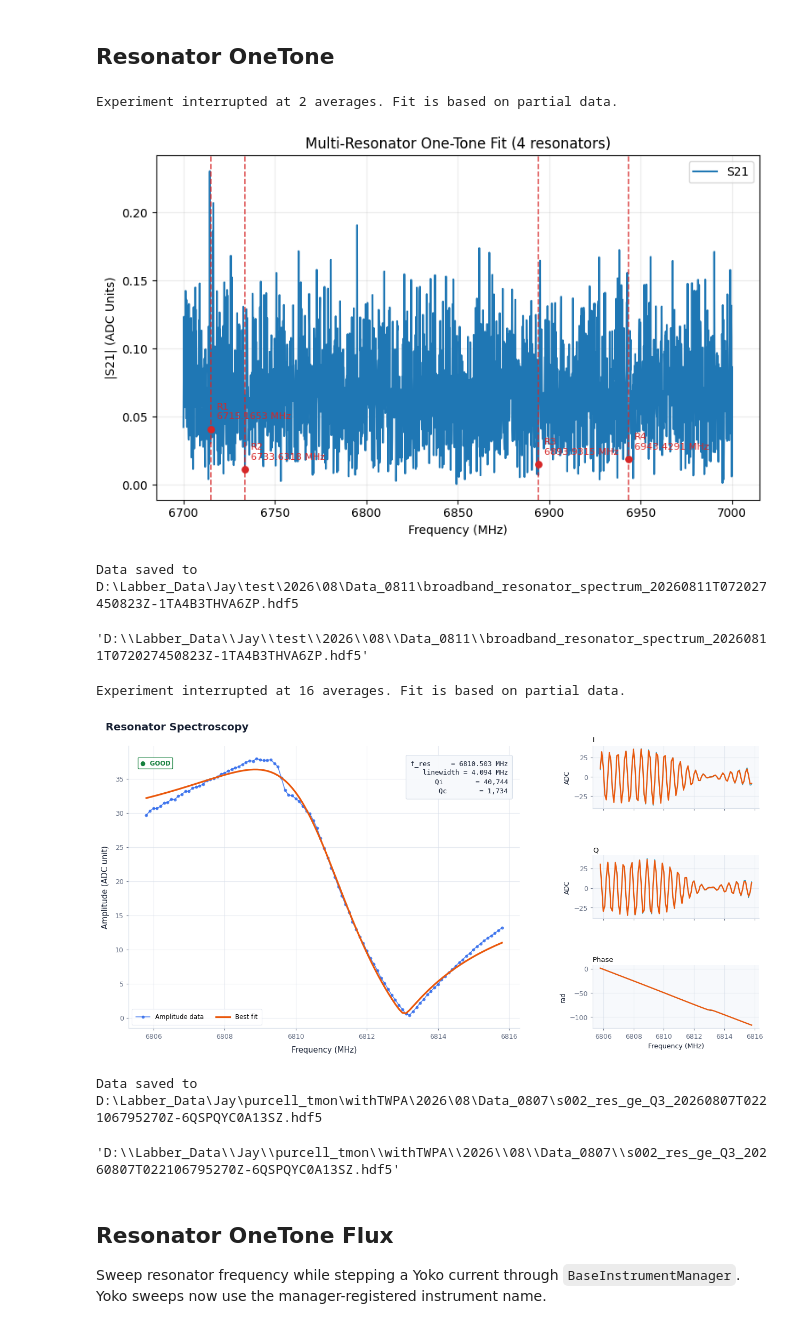
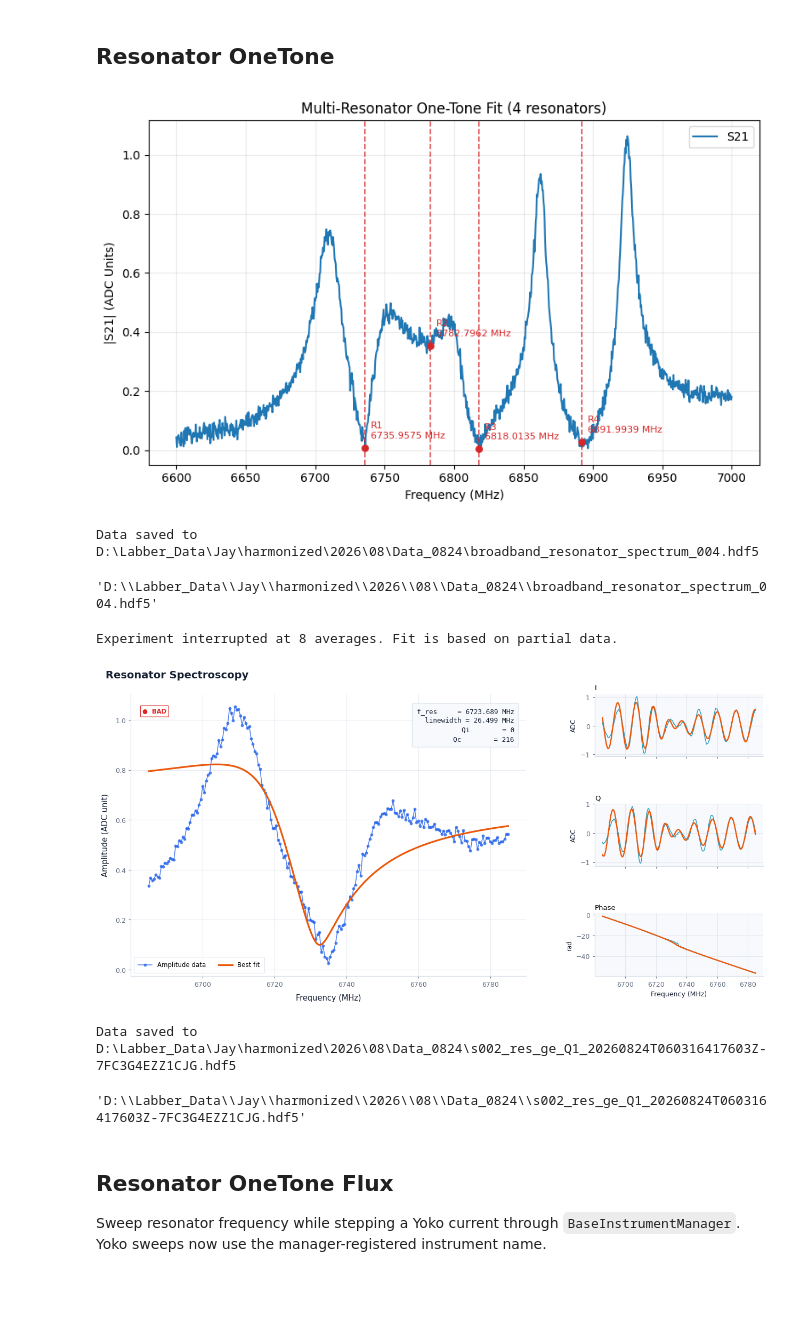
Before and after one commit to JayChien04717/QickworksaceV2_proj, a Jupyter notebook: QickworkspaceV2.ipynb, the cells around one changed output. Cells and saved outputs as stored; diff of their text form; code cells hidden in the pictures; blank space fills up the shorter version.

Commit message:
Refine broadband resonator fitting workflow

```diff
--- a/QickworkspaceV2.ipynb
+++ b/QickworkspaceV2.ipynb
@@ -48,7 +48,7 @@ Firmware configuration (built Sun Aug 10 18:48:22 2025):
 from QickworkspaceV2.tools.system_tool import ExperimentConfig
 from QickworkspaceV2.config.system_cfg import config_list
 
-qubit = "Q3"
+qubit = "Q1"
 config_all = ExperimentConfig(config_list)
 run_cfg = config_all.get_qubit(qubit)
 # %% [markdown]
@@ -145,14 +144,14 @@ Read-only checks plus optional write examples. The write examples are commented
 # %%
 from QickworkspaceV2.experiments.resonator import BroadbandResonatorSpec
 
-START_FREQ = 6700  # [MHz]
+START_FREQ = 6600  # [MHz]
 STOP_FREQ = 7000 #[MHz]
 
 
 
-STEPS = 2001
+STEPS = 1001
 config_all.update('threshold', None)
-config_all.update("res_gain_ge", 0.008, q_index=qubit)
+config_all.update("res_gain_ge", 1, q_index=qubit)
 config_all.update("res_sigma", 0.01, q_index=qubit)
 run_cfg = config_all.get_qubit(qubit)
 
@@ -165,50 +164,49 @@ run_cfg.update(
 )
 
 onetone = BroadbandResonatorSpec(run_cfg)
-result = onetone.run(py_avg=50, count=4)
+result = onetone.run(py_avg=10, count=4)
 freq = onetone.resonator_freqs
-# config_all.update("res_freq_ge",freq)
-onetone.saveLabber(qubit, yoko_value=None, config_all=config_all)
+
+onetone.saveLabber(qubit, yoko_value=None, config_all=config_all, filename_mode="sequential")
 # %% [output]
+[figure, new version]
-Experiment interrupted at 2 averages. Fit is based on partial data.
+Data saved to D:\Labber_Data\Jay\harmonized\2026\08\Data_0824\broadband_resonator_spectrum_004.hdf5
-[figure, old version]
-Data saved to D:\Labber_Data\Jay\test\2026\08\Data_0811\broadband_resonator_spectrum_20260811T072027450823Z-1TA4B3THVA6ZP.hdf5
+'D:\\Labber_Data\\Jay\\harmonized\\2026\\08\\Data_0824\\broadband_resonator_spectrum_004.hdf5'
-'D:\\Labber_Data\\Jay\\test\\2026\\08\\Data_0811\\broadband_resonator_spectrum_20260811T072027450823Z-1TA4B3THVA6ZP.hdf5'
 # %%
 from QickworkspaceV2.experiments.resonator import ResonatorSpec
 
 START_FREQ = config_all.get_qubit(qubit)["res_freq_ge"] - 5  # [MHz]
 STOP_FREQ = config_all.get_qubit(qubit)["res_freq_ge"] + 5  # [MHz]
 
-# START_FREQ = 6715-13  # [MHz]
-# STOP_FREQ = 6715 + 10  # [MHz]
+START_FREQ = 6735-50  # [MHz]
+STOP_FREQ = 6735 + 50  # [MHz]
 
 
-STEPS = 101
+STEPS = 201
 config_all.update('threshold', None)
-# config_all.update("res_gain_ge", 0.133, q_index=qubit)
-# config_all.update("res_sigma", 0.01)
+config_all.update("res_gain_ge", 0.3, q_index=qubit)
+config_all.update("res_sigma", 0.1)
 run_cfg = config_all.get_qubit(qubit)
 
 run_cfg.update(
     [
         ("steps", STEPS),
         ("res_freq_ge", QickSweep1D("freqloop", START_FREQ, STOP_FREQ)),
         ("relax_delay", 0),
     ]
 )
 
 onetone = ResonatorSpec(run_cfg)
 onetone.run(py_avg=50, solve_type="hm")
 onetone.plot()
 ## update value ##
-# config_all.update("res_freq_ge", onetone.result["f_res[MHz]"], q_index=qubit)
+config_all.update("res_freq_ge", onetone.result["f_res[MHz]"], q_index=qubit)
 onetone.saveLabber(qubit, yoko_value=None, config_all=config_all)
 # %% [output]
-Experiment interrupted at 16 averages. Fit is based on partial data.
+Experiment interrupted at 8 averages. Fit is based on partial data.
-[figure, old version]
+[figure, new version]
-Data saved to D:\Labber_Data\Jay\purcell_tmon\withTWPA\2026\08\Data_0807\s002_res_ge_Q3_20260807T022106795270Z-6QSPQYC0A13SZ.hdf5
+Data saved to D:\Labber_Data\Jay\harmonized\2026\08\Data_0824\s002_res_ge_Q1_20260824T060316417603Z-7FC3G4EZZ1CJG.hdf5
-'D:\\Labber_Data\\Jay\\purcell_tmon\\withTWPA\\2026\\08\\Data_0807\\s002_res_ge_Q3_20260807T022106795270Z-6QSPQYC0A13SZ.hdf5'
+'D:\\Labber_Data\\Jay\\harmonized\\2026\\08\\Data_0824\\s002_res_ge_Q1_20260824T060316417603Z-7FC3G4EZZ1CJG.hdf5'
 # %% [markdown]
 ## Resonator OneTone Flux
 
```
Also changed, not shown: parts of 4 cells of this notebook, 7 other files.
